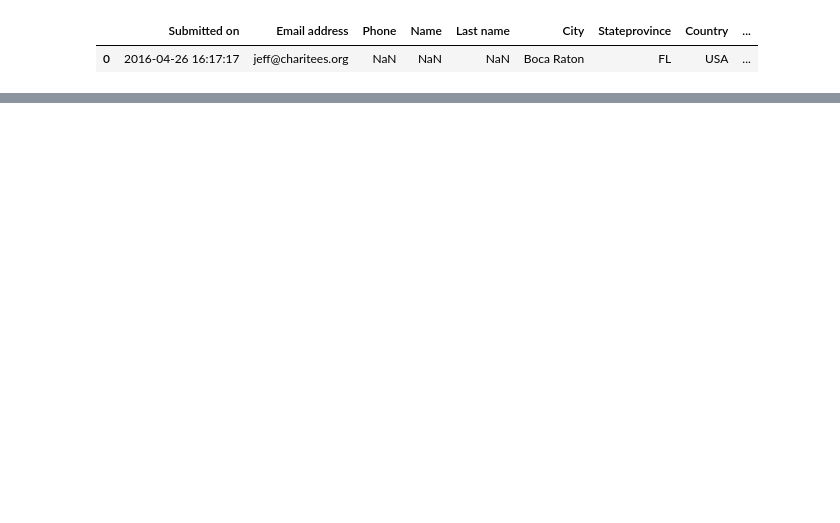
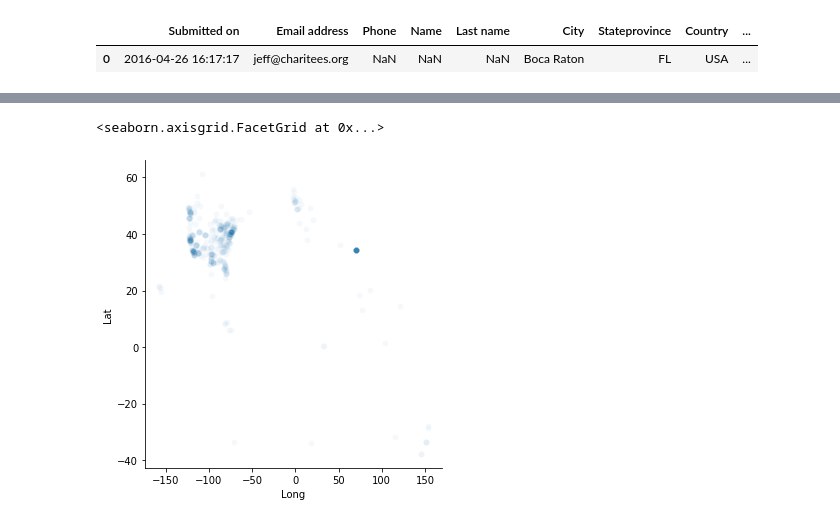
Before and after one commit to miracle-mm/DS, a Jupyter notebook: MM003.ipynb, the cells around one changed output, grey strips where cells are left out. Cells and saved outputs as stored; diff of their text form; code cells hidden in the pictures; blank space fills up the shorter version.

Commit message:
Start of NLP and updated LatLong

```diff
--- a/MM003.ipynb
+++ b/MM003.ipynb
@@ -78,0 +88,3 @@ array([None, (34.220389, 70.3800314, 0.0),
+# %%
+latlong = df['LatLong'].apply(pd.Series)
+latlong.head(2)
@@ -78,0 +95,4 @@ array([None, (34.220389, 70.3800314, 0.0),
+# %%
+df['Lat'] = latlong[0].values
+df['Long'] = latlong[1].values
+df.head(2)
@@ -80,0 +115,8 @@ df.to_csv('MM Data - PartnersWithLatLong.csv', index=False)
+# %%
+%matplotlib inline
+import seaborn as sns
+import matplotlib as plt
+sns.relplot(x='Long', y='Lat', data=df, alpha=0.04, hue_order=[1, 0])
+# %% [output]
+<seaborn.axisgrid.FacetGrid at 0x...>
+[figure, added]
```
Also changed, not shown: parts of 7 cells of this notebook, 1 other file.
